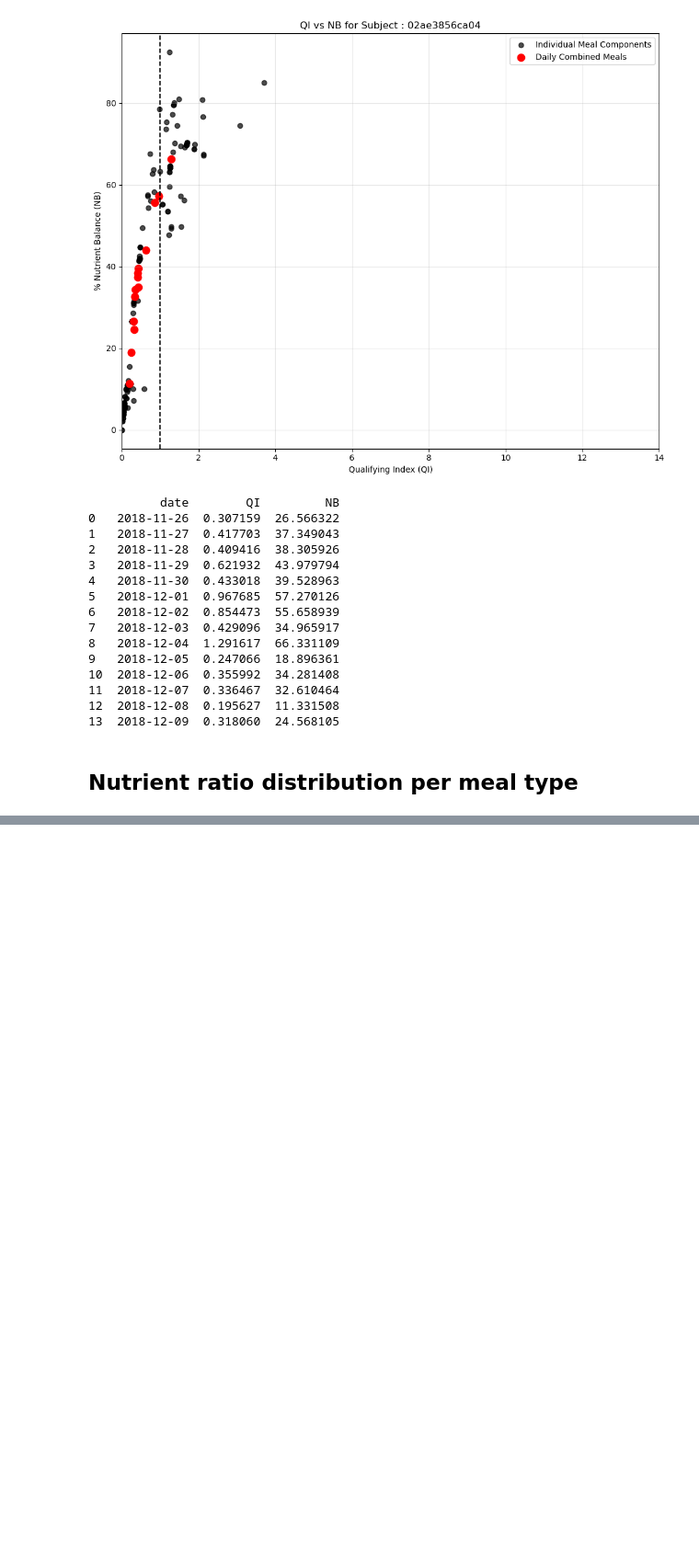
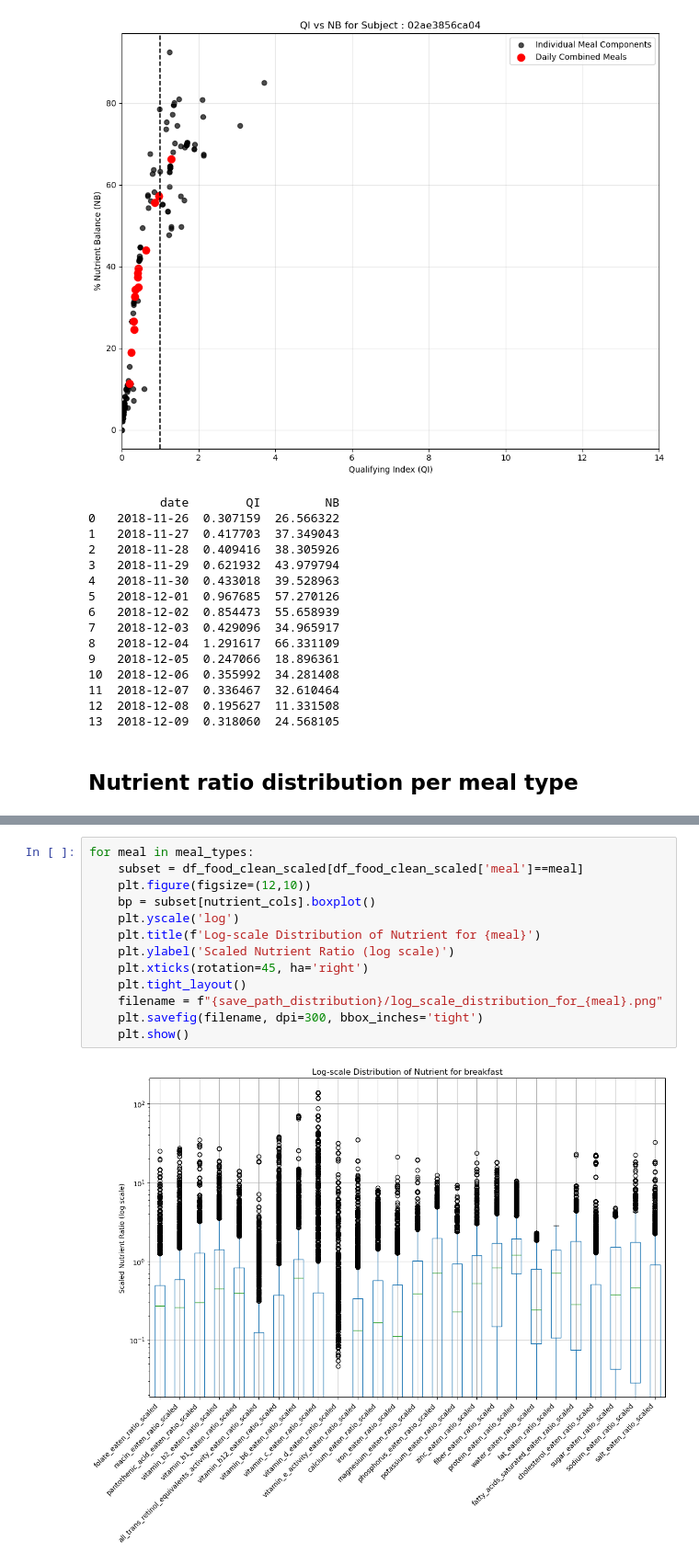
Before and after one commit to sskyxx/Bachelor-Project, a Jupyter notebook: analysis/composite_meals.ipynb, the cells around one changed output, grey strips where cells are left out. Shown at 92% size. Drawn from its saved outputs; the diff is of its cells as text; blank space fills up the shorter version.

```diff
--- a/analysis/composite_meals.ipynb
+++ b/analysis/composite_meals.ipynb
@@ -443,0 +529,15 @@ plot_qi_nb_scatter(subject_id, df_food_clean_scaled, start_date, end_date)
+# %%
+for meal in meal_types:
+    subset = df_food_clean_scaled[df_food_clean_scaled['meal']==meal]
+    plt.figure(figsize=(12,10))
+    bp = subset[nutrient_cols].boxplot()
+    plt.yscale('log')
+    plt.title(f'Log-scale Distribution of Nutrient for {meal}')
+    plt.ylabel('Scaled Nutrient Ratio (log scale)')
+    plt.xticks(rotation=45, ha='right')
+    plt.tight_layout()
+    filename = f"{save_path_distribution}/log_scale_distribution_for_{meal}.png"
+    plt.savefig(filename, dpi=300, bbox_inches='tight')
+    plt.show()
+# %% [output]
+[figure, added]
```
Also changed, not shown: parts of 15 cells of this notebook, 7 other files.
